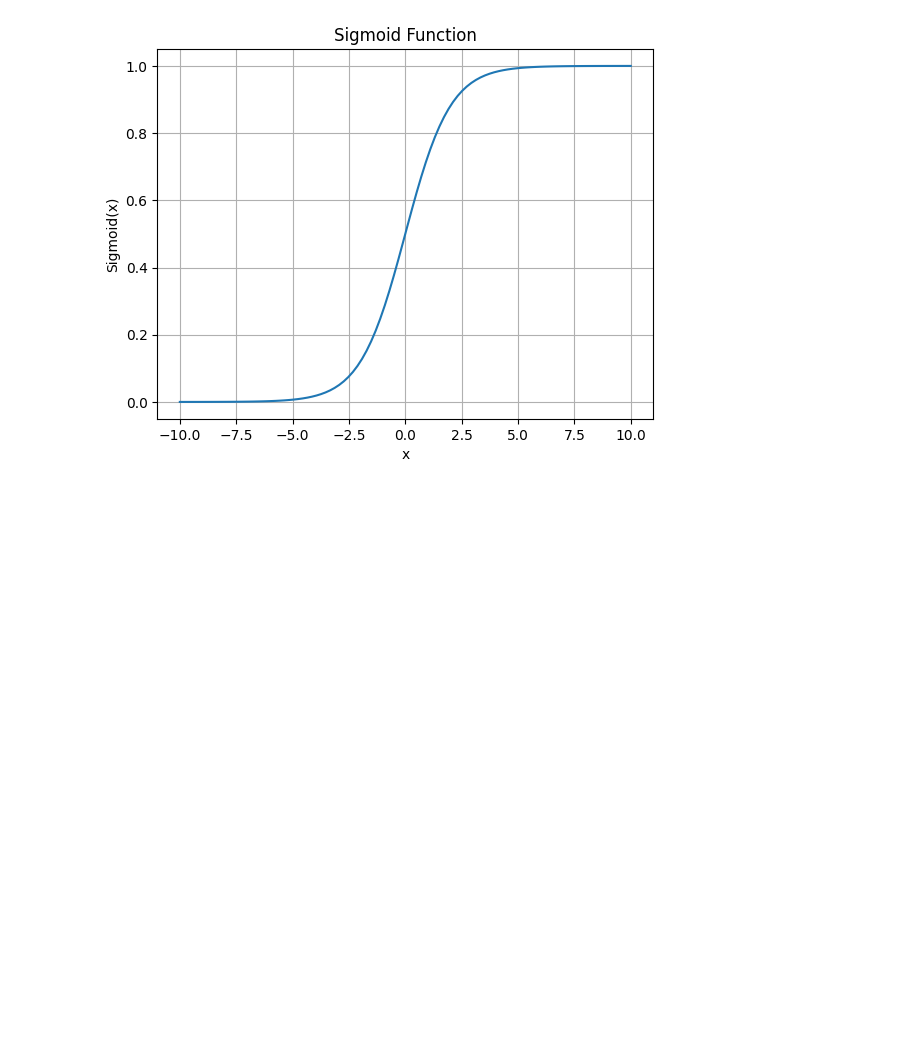
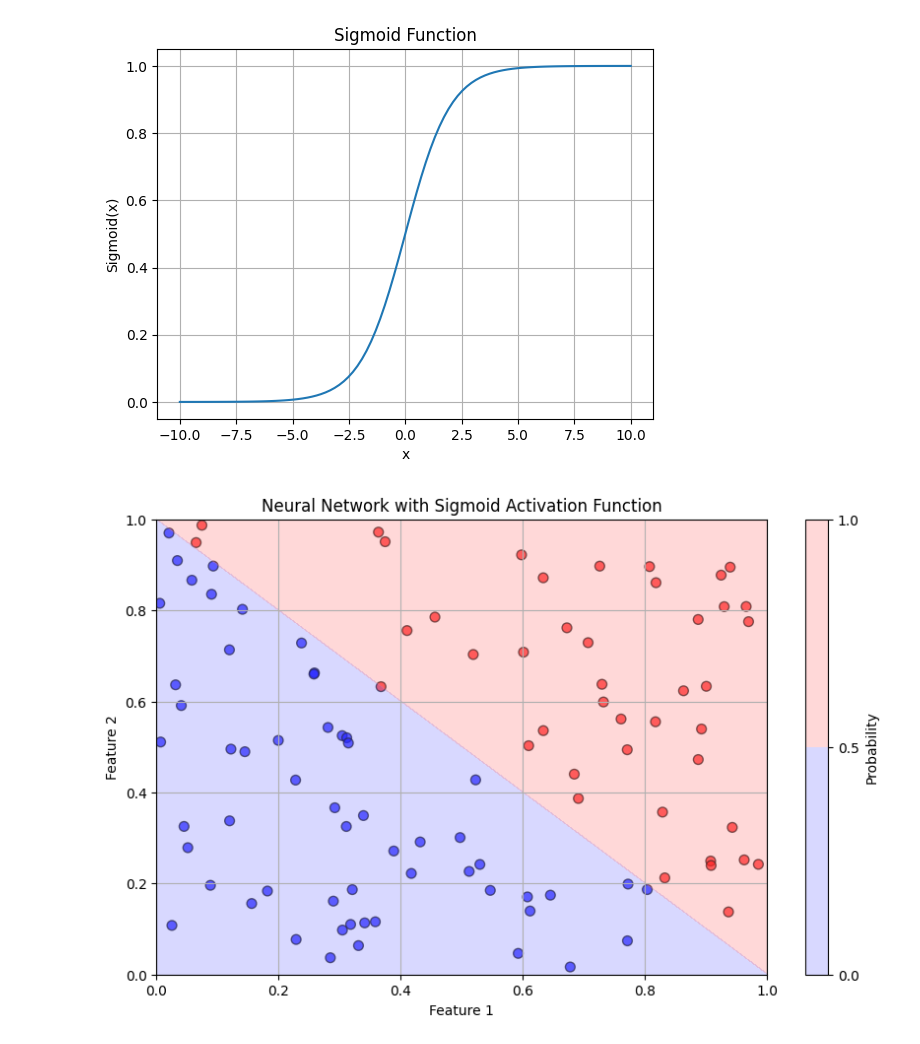
Before and after one commit to Pankaj-Str/ARTIFICAL-INTELLIGENCE, a Jupyter notebook: 02 Day/SingmoidFunction.ipynb, the cells around one changed output. Cells and saved outputs as stored; diff of their text form; code cells hidden in the pictures; blank space fills up the shorter version.

Commit message:
Example: Sigmoid Function in a Simple Neural Network

```diff
--- a/02 Day/SingmoidFunction.ipynb
+++ b/02 Day/SingmoidFunction.ipynb
@@ -31,3 +31,78 @@ plt.grid(True)
 plt.show()
 # %% [output]
 [figure]
+# %%
+import numpy as np
+import matplotlib.pyplot as plt
+
+# Define the sigmoid activation function and its derivative
+def sigmoid(x):
+    return 1 / (1 + np.exp(-x))
+
+def sigmoid_derivative(x):
+    return sigmoid(x) * (1 - sigmoid(x))
+
+# Generate synthetic dataset
+np.random.seed(42)
+X = np.random.rand(100, 2)  # 100 samples, 2 features
+y = (X[:, 0] + X[:, 1] > 1).astype(int)  # Binary target based on feature sum
+
+# Initialize network parameters
+input_layer_size = X.shape[1]
+hidden_layer_size = 4
+output_layer_size = 1
+
+# Randomly initialize weights
+np.random.seed(42)
+weights_input_hidden = np.random.rand(input_layer_size, hidden_layer_size)
+weights_hidden_output = np.random.rand(hidden_layer_size, output_layer_size)
+bias_hidden = np.random.rand(hidden_layer_size)
+bias_output = np.random.rand(output_layer_size)
+
+# Training parameters
+learning_rate = 0.1
+epochs = 10000
+
+# Training the neural network
+for epoch in range(epochs):
+    # Forward pass
+    hidden_layer_input = np.dot(X, weights_input_hidden) + bias_hidden
+    hidden_layer_output = sigmoid(hidden_layer_input)
+    output_layer_input = np.dot(hidden_layer_output, weights_hidden_output) + bias_output
+    output_layer_output = sigmoid(output_layer_input)
+
+    # Compute the error
+    error = y.reshape(-1, 1) - output_layer_output
+
+    # Backward pass
+    output_layer_error = error * sigmoid_derivative(output_layer_input)
+    hidden_layer_error = np.dot(output_layer_error, weights_hidden_output.T) * sigmoid_derivative(hidden_layer_input)
+
+    # Update weights and biases
+    weights_hidden_output += learning_rate * np.dot(hidden_layer_output.T, output_layer_error)
+    bias_output += learning_rate * np.sum(output_layer_error, axis=0)
+    weights_input_hidden += learning_rate * np.dot(X.T, hidden_layer_error)
+    bias_hidden += learning_rate * np.sum(hidden_layer_error, axis=0)
+
+# Plot decision boundary
+xx, yy = np.meshgrid(np.linspace(0, 1, 100), np.linspace(0, 1, 100))
+grid_points = np.c_[xx.ravel(), yy.ravel()]
+
+# Forward pass through the trained network
+hidden_layer_input = np.dot(grid_points, weights_input_hidden) + bias_hidden
+hidden_layer_output = sigmoid(hidden_layer_input)
+output_layer_input = np.dot(hidden_layer_output, weights_hidden_output) + bias_output
+decision_values = sigmoid(output_layer_input).reshape(xx.shape)
+
+# Plot the dataset and decision boundary
+plt.figure(figsize=(10, 6))
+plt.scatter(X[:, 0], X[:, 1], c=y, cmap='bwr', edgecolor='k', s=50, alpha=0.7)
+plt.contourf(xx, yy, decision_values, alpha=0.3, cmap='bwr', levels=[0, 0.5, 1])
+plt.title('Neural Network with Sigmoid Activation Function')
+plt.xlabel('Feature 1')
+plt.ylabel('Feature 2')
+plt.colorbar(label='Probability')
+plt.grid(True)
+plt.show()
+# %% [output]
+[figure, added]
```
Also changed, not shown: parts of 1 cell of this notebook.
